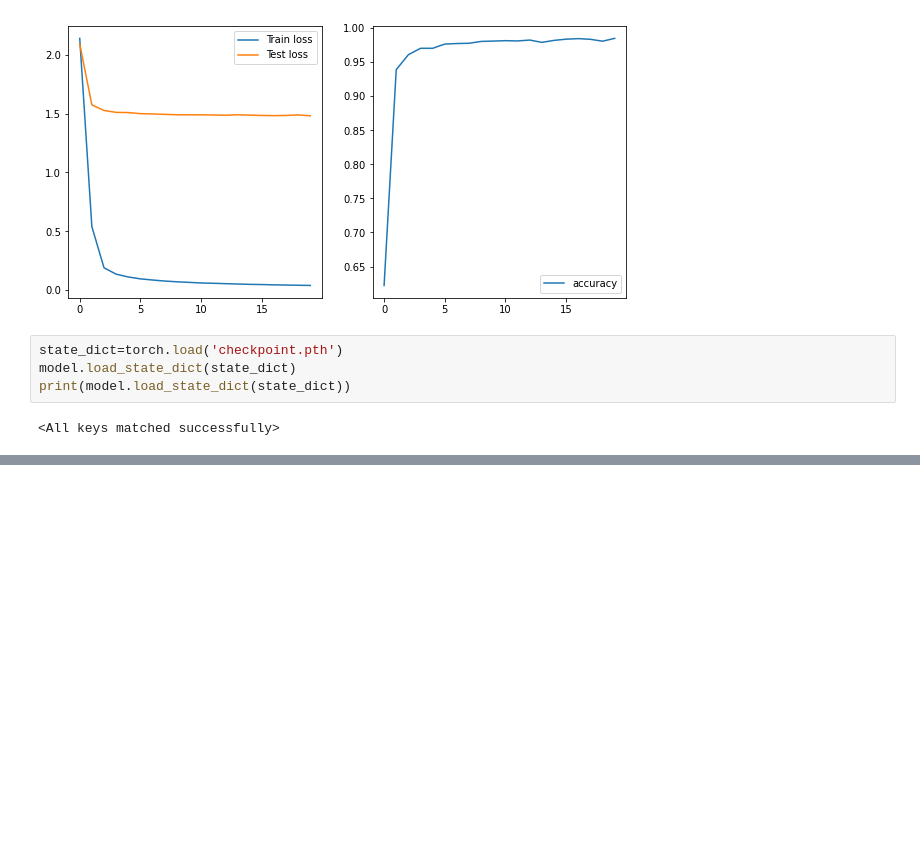
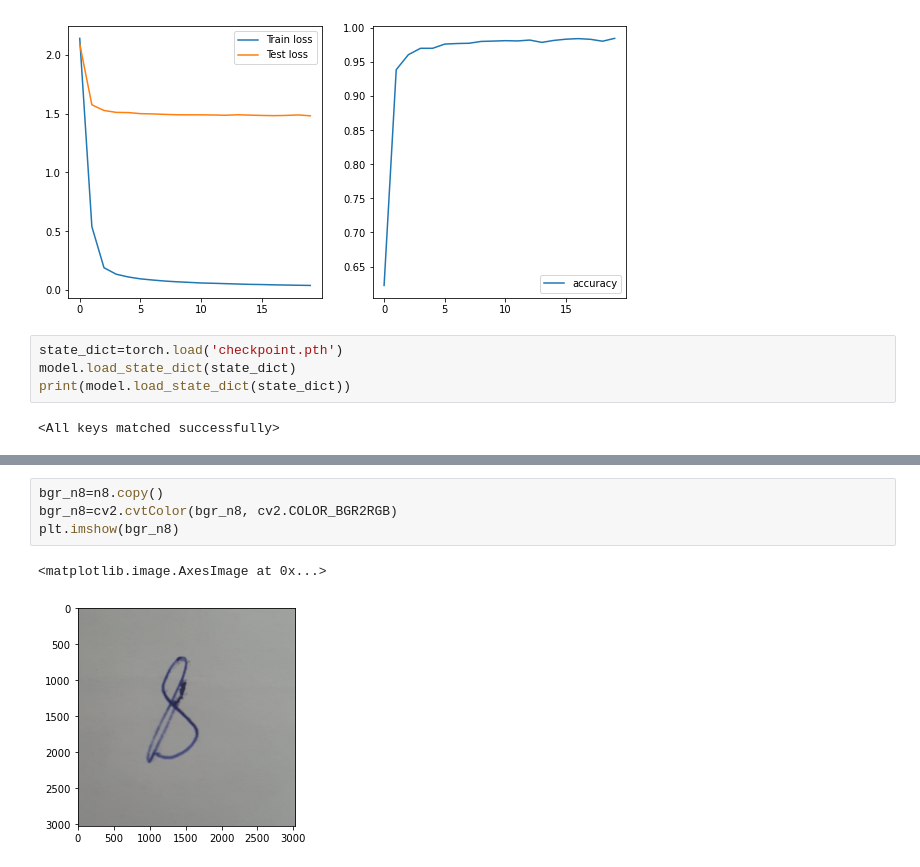
Before and after one commit to Abubakr1710/Deep-Learning, a Jupyter notebook: cnn_mnist.ipynb, the cells around one changed output, grey strips where cells are left out. Drawn from its saved outputs; the diff is of its cells as text; blank space fills up the shorter version.

```diff
--- a/cnn_mnist.ipynb
+++ b/cnn_mnist.ipynb
@@ -219,0 +228,7 @@ while counter<10:
+# %%
+bgr_n8=n8.copy()
+bgr_n8=cv2.cvtColor(bgr_n8, cv2.COLOR_BGR2RGB)
+plt.imshow(bgr_n8)
+# %% [output]
+<matplotlib.image.AxesImage at 0x...>
+[figure, added]
```
Also changed, not shown: parts of 5 cells of this notebook.
